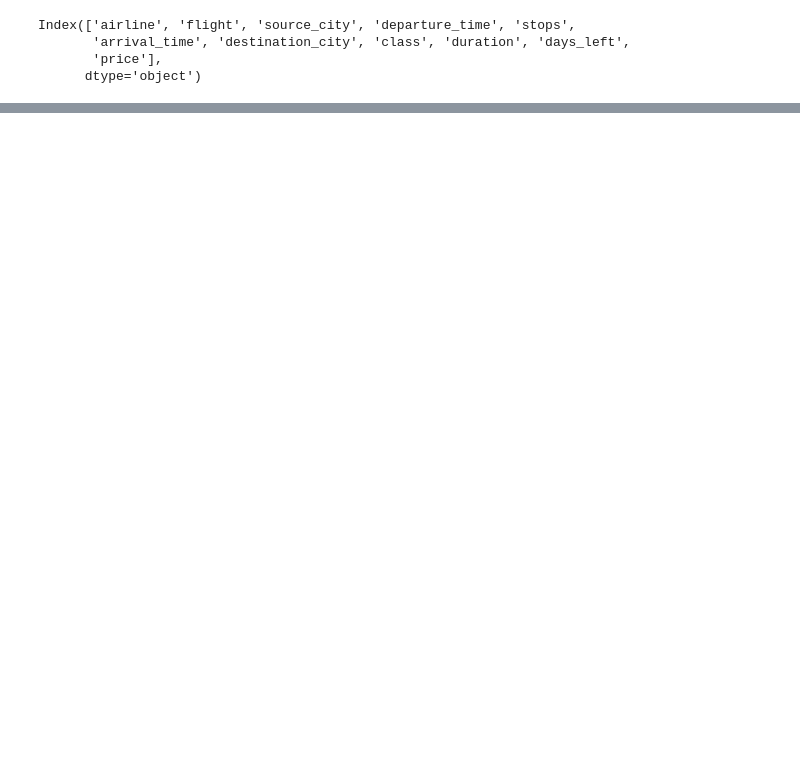
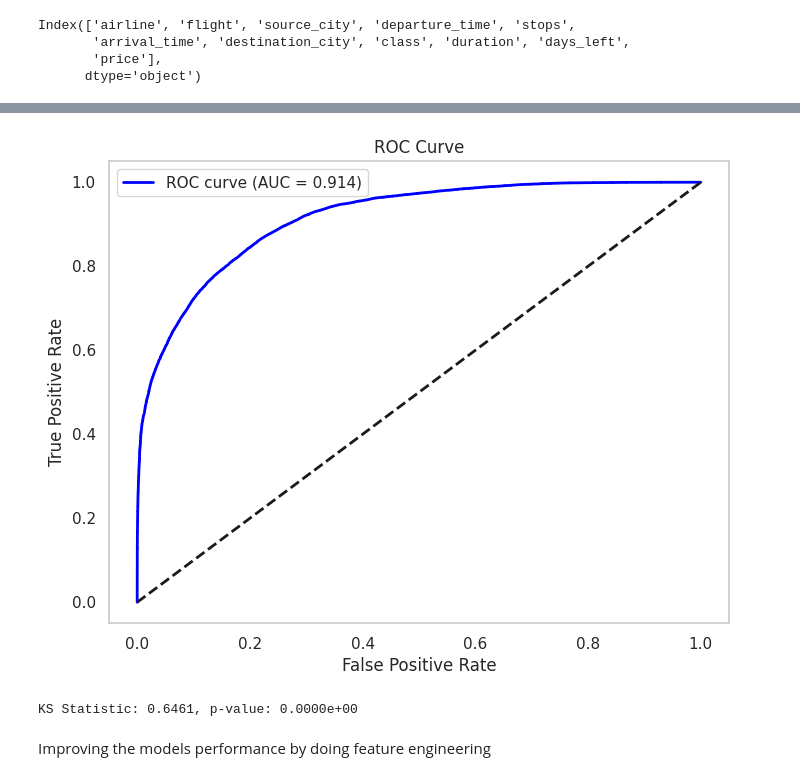
Before and after one commit to isadays/Embeddings, a Jupyter notebook: TestingEmbeddings.ipynb, the cells around one changed output, grey strips where cells are left out. Saved outputs shown, nothing was run; the diff lists cells and outputs as text; code cells hidden in the pictures; blank space fills up the shorter version.

```diff
--- a/TestingEmbeddings.ipynb
+++ b/TestingEmbeddings.ipynb
@@ -154,0 +257,7 @@ KeyboardInterrupt:
+# %%
+all_preds_original = np.nan_to_num(all_preds_original, nan=np.nanmedian(all_preds_original))
+all_targets_original = np.nan_to_num(all_targets_original, nan=np.nanmedian(all_targets_original))
+# %%
+mask = ~np.isnan(all_preds_original) & ~np.isnan(all_targets_original)
+all_preds_original = np.array(all_preds_original)[mask]
+all_targets_original = np.array(all_targets_original)[mask]
@@ -154,0 +279,11 @@ KeyboardInterrupt:
+# %%
+sns.set(style="whitegrid")
+plt.figure(figsize=(8, 6))
+plt.scatter(all_targets_original, all_preds_original, alpha=0.6)
+plt.xlabel("Actual Prices")
+plt.ylabel("Predicted Prices")
+plt.title("Actual vs Predicted Flight Prices")
+plt.plot([min(all_targets_original), max(all_targets_original)],
+         [min(all_targets_original), max(all_targets_original)],
+         color='red', linestyle='--')
+plt.show()
@@ -154,0 +292,4 @@ KeyboardInterrupt:
+# %%
+threshold = np.median(all_targets_original)
+binary_true = (all_targets_original > threshold).astype(int)
+binary_preds = (all_preds_original > threshold).astype(int)
@@ -154,0 +310,26 @@ KeyboardInterrupt:
+# %%
+fpr, tpr, _ = roc_curve(binary_true, all_preds_original)
+auc_score = roc_auc_score(binary_true, all_preds_original)
+
+plt.figure(figsize=(8,6))
+plt.plot(fpr, tpr, color='blue', lw=2, label=f'ROC curve (AUC = {auc_score:.3f})')
+plt.plot([0, 1], [0, 1], 'k--', lw=2)
+plt.xlabel('False Positive Rate')
+plt.ylabel('True Positive Rate')
+plt.title('ROC Curve')
+plt.legend()
+plt.grid()
+plt.show()
+# %% [output]
+[figure, added]
+# %%
+preds_high = all_preds_original[binary_true == 1]
+preds_low = all_preds_original[binary_true == 0]
+
+ks_stat, ks_pvalue = ks_2samp(preds_high, preds_low)
+
+print(f"KS Statistic: {ks_stat:.4f}, p-value: {ks_pvalue:.4e}")
+# %% [output]
+KS Statistic: 0.6461, p-value: 0.0000e+00
+# %% [markdown]
+Improving the models performance by doing feature engineering
```
Also changed, not shown: parts of 56 cells of this notebook.
